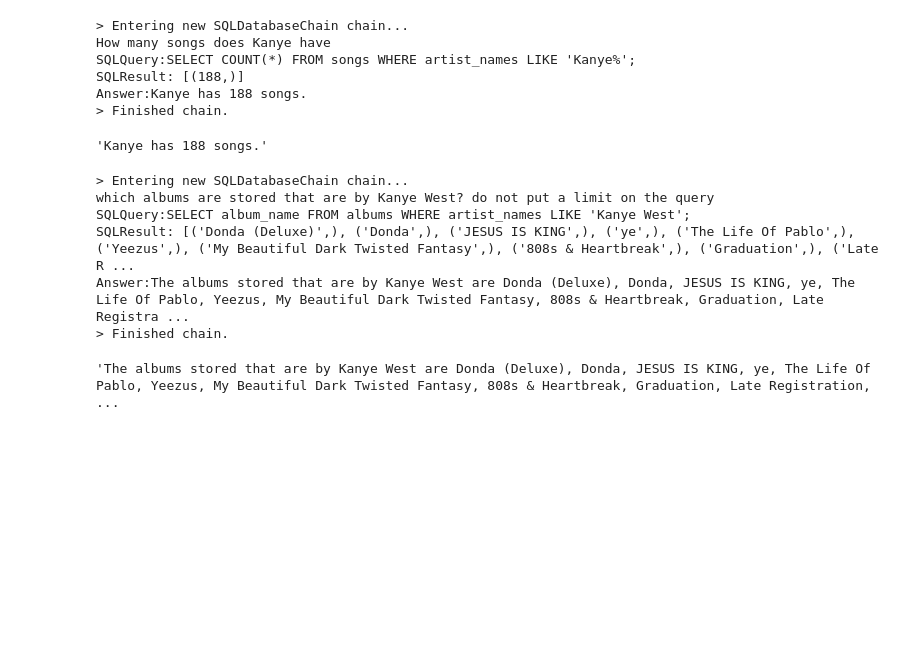
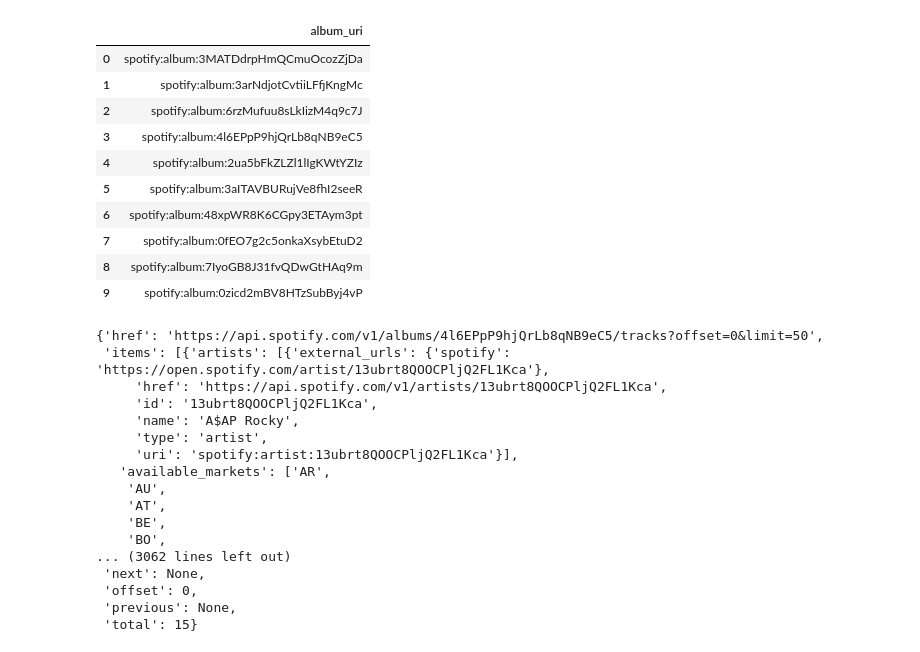
Before and after one commit to garcgabe/HipHop-Analysis-Project, a Jupyter notebook: HH_test.ipynb, the cells around one changed output. Saved outputs shown, nothing was run; the diff lists cells and outputs as text; code cells hidden in the pictures; blank space fills up the shorter version.

Commit message:
testing song fetch; need to consider dupes and keeping explicit songs if conflict in db

```diff
--- a/HH_test.ipynb
+++ b/HH_test.ipynb
@@ -41,21 +1,53 @@ llm = OpenAI(temperature=0, verbose=True)
-# %%
-db_chain = SQLDatabaseChain.from_llm(llm, db, verbose=True, use_query_checker=True)
-db_chain.run("How many songs does Kanye have")
-# %% [output]
-> Entering new SQLDatabaseChain chain...
-How many songs does Kanye have
-SQLQuery:SELECT COUNT(*) FROM songs WHERE artist_names LIKE 'Kanye%';
-SQLResult: [(188,)]
-Answer:Kanye has 188 songs.
-> Finished chain.
-'Kanye has 188 songs.'
-# %%
-db_chain.run("which albums are stored that are by Kanye West? do not put a limit on the query")
-# %% [output]
-> Entering new SQLDatabaseChain chain...
-which albums are stored that are by Kanye West? do not put a limit on the query
-SQLQuery:SELECT album_name FROM albums WHERE artist_names LIKE 'Kanye West';
-SQLResult: [('Donda (Deluxe)',), ('Donda',), ('JESUS IS KING',), ('ye',), ('The Life Of Pablo',), ('Yeezus',), ('My Beautiful Dark Twisted Fantasy',), ('808s & Heartbreak',), ('Graduation',), ('Late R ...
-Answer:The albums stored that are by Kanye West are Donda (Deluxe), Donda, JESUS IS KING, ye, The Life Of Pablo, Yeezus, My Beautiful Dark Twisted Fantasy, 808s & Heartbreak, Graduation, Late Registra ...
-> Finished chain.
-'The albums stored that are by Kanye West are Donda (Deluxe), Donda, JESUS IS KING, ye, The Life Of Pablo, Yeezus, My Beautiful Dark Twisted Fantasy, 808s & Heartbreak, Graduation, Late Registration,  ...
+# %%
+import pandas as pd
+from utils.spotify import SpotifyWrapper
+spot = SpotifyWrapper()
+
+from utils.postgres import Postgres
+db = Postgres()
+
+spot_album_uris = pd.DataFrame(db.fetch_data(f"""
+        SELECT album_uri FROM albums;
+        """), columns = ["album_uri"]
+)
+spot_album_uris = spot_album_uris[:10]
+
+# get artist names and uris to add to song data
+spot_artist_names = pd.DataFrame(db.fetch_data(f"""
+        SELECT artist_uri, spotify_name FROM artists;
+        """), columns = ("artist_uri", "spotify_name")
+    )
+
+spot_album_uris
+# %% [output]
+|  | album_uri |
+| 0 | spotify:album:3MATDdrpHmQCmuOcozZjDa |
+| 1 | spotify:album:3arNdjotCvtiiLFfjKngMc |
+| 2 | spotify:album:6rzMufuu8sLkIizM4q9c7J |
+| 3 | spotify:album:4l6EPpP9hjQrLb8qNB9eC5 |
+| 4 | spotify:album:2ua5bFkZLZl1lIgKWtYZIz |
+| 5 | spotify:album:3aITAVBURujVe8fhI2seeR |
+| 6 | spotify:album:48xpWR8K6CGpy3ETAym3pt |
+| 7 | spotify:album:0fEO7g2c5onkaXsybEtuD2 |
+| 8 | spotify:album:7IyoGB8J31fvQDwGtHAq9m |
+| 9 | spotify:album:0zicd2mBV8HTzSubByj4vP |
+# %%
+spot.getAlbumsTracks("spotify:album:4l6EPpP9hjQrLb8qNB9eC5")
+# %% [output]
+{'href': 'https://api.spotify.com/v1/albums/4l6EPpP9hjQrLb8qNB9eC5/tracks?offset=0&limit=50',
+ 'items': [{'artists': [{'external_urls': {'spotify': 'https://open.spotify.com/artist/13ubrt8QOOCPljQ2FL1Kca'},
+     'href': 'https://api.spotify.com/v1/artists/13ubrt8QOOCPljQ2FL1Kca',
+     'id': '13ubrt8QOOCPljQ2FL1Kca',
+     'name': 'A$AP Rocky',
+     'type': 'artist',
+     'uri': 'spotify:artist:13ubrt8QOOCPljQ2FL1Kca'}],
+   'available_markets': ['AR',
+    'AU',
+    'AT',
+    'BE',
+    'BO',
+... (3062 lines left out)
+ 'next': None,
+ 'offset': 0,
+ 'previous': None,
+ 'total': 15}
```
Also changed, not shown: parts of 4 cells of this notebook, 2 other files.
